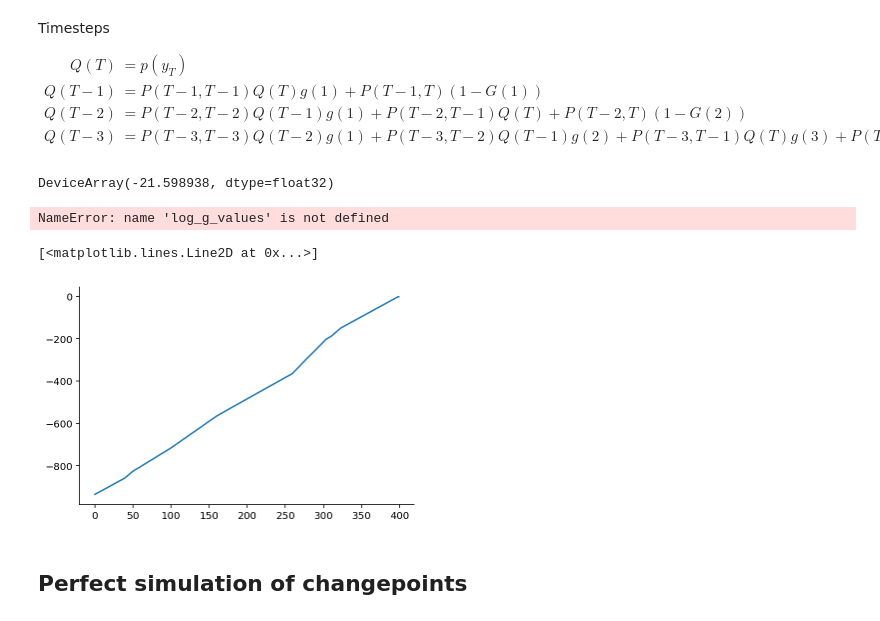
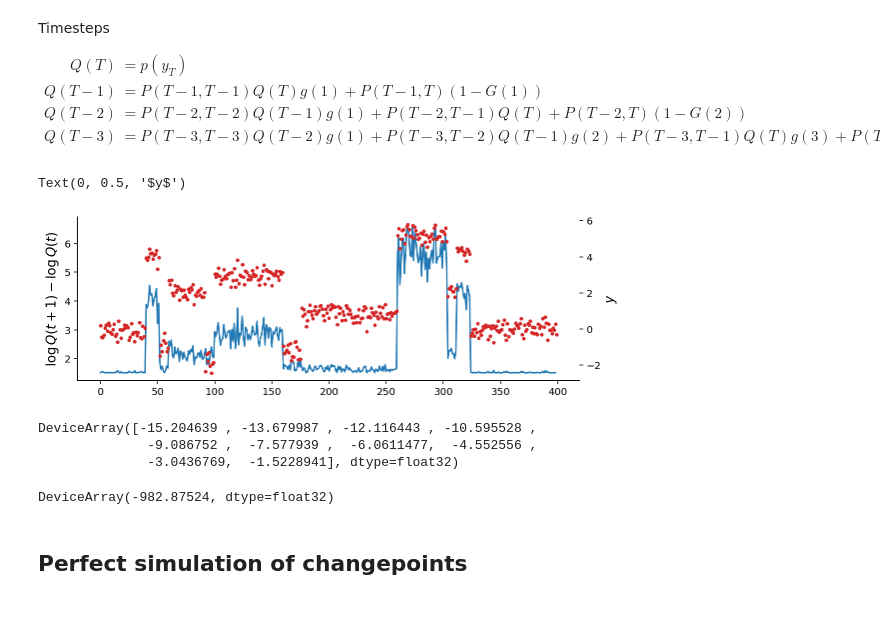
Before and after one commit to gerdm/misc, a Jupyter notebook: 2022-04/exact-bayesian-inference-changepoint.ipynb, the cells around one changed output. Drawn from its saved outputs; the diff is of its cells as text; code cells hidden in the pictures.

```diff
--- a/2022-04/exact-bayesian-inference-changepoint.ipynb
+++ b/2022-04/exact-bayesian-inference-changepoint.ipynb
@@ -99,8 +98,8 @@ $$
 \end{aligned}
 $$
 # %%
-mu, sigma = 0, 2
-theta0, sigma0 = 0, 2
+mu, sigma = 0, 1.5
+theta0, sigma0 = 0, 1
 
 
 def log_prob_segment(y, t, s):
@@ -152,21 +151,17 @@ def log_survival_changepoint(log_probs):
     We compute log(1 - sum(exp(log_probs)))
     """
     b = jnp.r_[1, -jnp.ones_like(log_probs)]
-    log_survivial = jax.nn.logsumexp(jnp.r_[0, log_probs], b=b)
-    log_survival = jnp.nan_to_num(log_G_value, nan=-jnp.inf)
+    log_survival = jax.nn.logsumexp(jnp.r_[0, log_probs], b=b)
+    log_survival = jnp.nan_to_num(log_survival, nan=-jnp.inf)
     return log_survival
-# %%
-t = 20
-log_prob_segment(y_obs, t, t + 10)
-# %% [output]
-DeviceArray(-21.598938, dtype=float32)
 # %%
 # timesteps = jnp.arange(T) + 1
 
-p = 0.5
+p = 0.025
 def log_Q_step(state, t):
     log_Q, ix = state
 
+    # log-probabilities and survivial function
     log_g_values = log_pmf_changepoint(timesteps - t, p)[1:]
     log_G_value = log_survival_changepoint(log_g_values)
 
@@ -174,30 +169,43 @@ def log_Q_step(state, t):
     log_Pts = log_prob_segment_vmap(y_obs, t, timesteps)
     log_PtT, log_Pts = log_Pts[-1], log_Pts[:-1]
 
-    v_terms = log_Pts + log_Q[:-1] + log_g_values
+    # previous-segment log-likelihood
+    v_terms = log_Pts + log_Q[1:] + log_g_values
     vT = log_PtT + log_G_value
-    log_Q_prev = jax.nn.logsumexp(jnp.append(v_terms, vT))
-#     vstar = jnp.maximum(jnp.max(v_terms), vT)
-#     log_Q_prev = vstar + jnp.log(jnp.exp(v_terms - vstar).sum() + jnp.exp(vT - vstar))
+    v_terms = jnp.append(v_terms, vT)
+    log_Q_prev = jax.nn.logsumexp(v_terms)
 
     log_Q = log_Q.at[ix].set(log_Q_prev)
     state = log_Q, ix - 1
     return state, None
-# %%
-log_Q_values = jnp.zeros(T)
-log_QT = log_prob_segment(y_obs, T, T)
-
-log_Q_values = log_Q_values.at[-1].set(log_QT)
-
-timesteps_prev = jnp.arange(T, 0, -1)
-init_state = log_Q_values, -2
-(log_Q_values, _), _ = jax.lax.scan(log_Q_step, init_state, timesteps_prev)
-# %% [output]
-NameError: name 'log_g_values' is not defined
+# %%
+log_Q_values = jnp.zeros(T)
+log_QT = log_prob_segment(y_obs, T, T)
+
+log_Q_values = log_Q_values.at[-1].set(log_QT)
+
+timesteps_prev = jnp.arange(T - 1, 0, -1)
+init_state = log_Q_values, -2
+(log_Q_values, _), _ = jax.lax.scan(log_Q_step, init_state, timesteps_prev)
 # %%
-plt.plot(log_Q_values)
+fig, ax = plt.subplots(figsize=(9,3))
+ax2 = ax.twinx()
+ax.plot(jnp.diff(log_Q_values))
+ax2.scatter(jnp.arange(T), y_obs, s=7, c="tab:red")
+ax.set_ylabel("$\log Q(t+1) - \log Q(t)$", fontsize=13)
+ax2.set_ylabel("$y$", fontsize=13)
 # %% [output]
-[<matplotlib.lines.Line2D at 0x...>]
+Text(0, 0.5, '$y$')
-[figure, old version]
+[figure, new version]
+# %%
+log_Q_values[-10:]
+# %% [output]
+DeviceArray([-15.204639 , -13.679987 , -12.116443 , -10.595528 ,
+              -9.086752 ,  -7.577939 ,  -6.0611477,  -4.552556 ,
+              -3.0436769,  -1.5228941], dtype=float32)
+# %%
+log_Q_values[0]
+# %% [output]
+DeviceArray(-982.87524, dtype=float32)
 # %% [markdown]
 ## Perfect simulation of changepoints
```
Also changed, not shown: parts of 10 cells of this notebook.
